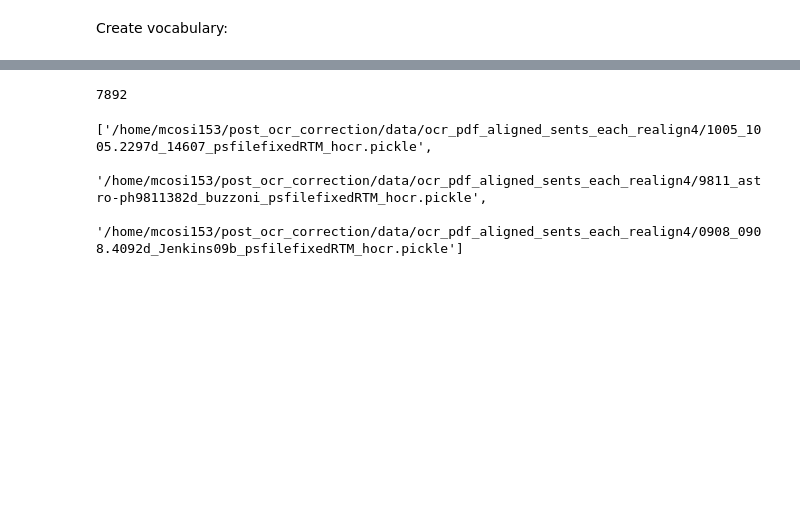
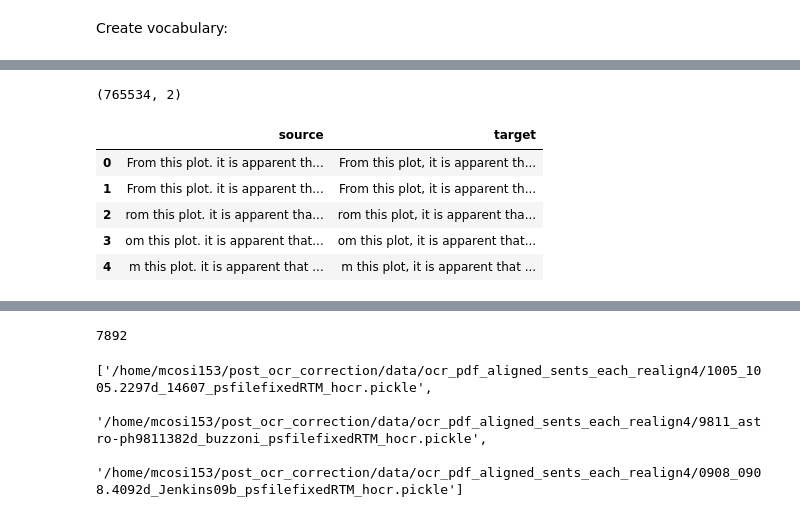
Before and after one commit to ReadingTimeMachine/ocr_post_correction, a Jupyter notebook: 0_exploration_new_data_new.ipynb, the cells around one changed output, grey strips where cells are left out. Cells and saved outputs as stored; diff of their text form; code cells hidden in the pictures; blank space fills up the shorter version.

```diff
--- a/0_exploration_new_data_new.ipynb
+++ b/0_exploration_new_data_new.ipynb
@@ -137,0 +250,33 @@ print('time delta =', end_time-start_time, 'seconds,', (end_time-start_time)/60.
+# %%
+valid = pd.read_csv(file_dir + val_file)
+
+mask = (pd.isnull(valid['sentences source'])) | (pd.isnull(valid['sentences target']))
+
+valid = valid[~mask]
+
+# now align
+gs_aligned = []; ocr_aligned = []
+for o,p in zip(valid['sentences source'].values, valid['sentences target'].values):
+    eops = Levenshtein.editops(o, p)
+    ocr_text_aligned, pdf_text_aligned = align_texts_fast(o,p,eops)
+    gs_aligned.append(pdf_text_aligned)
+    # futze with ocr aligned so it matches data input
+    ocr_text_aligned = ocr_text_aligned.replace('^', '@')
+    ocr_aligned.append(ocr_text_aligned)
+
+valid['gs_aligned'] = gs_aligned
+valid['ocr_aligned'] = ocr_aligned
+# %%
+dev_aligned = valid.apply(lambda r: create_windows((r["ocr_aligned"], r["gs_aligned"], window_length)),
+                            axis = 1).sum()
+dev_aligned = pd.DataFrame(dev_aligned, columns = ["source", "target"])
+print(dev_aligned.shape)
+dev_aligned.head()
+# %% [output]
+(765534, 2)
+|  | source | target |
+| 0 | From this plot. it is apparent th... | From this plot, it is apparent th... |
+| 1 | From this plot. it is apparent th... | From this plot, it is apparent th... |
+| 2 | rom this plot. it is apparent tha... | rom this plot, it is apparent tha... |
+| 3 | om this plot. it is apparent that... | om this plot, it is apparent that... |
+| 4 | m this plot. it is apparent that ... | m this plot, it is apparent that ... |
```
Also changed, not shown: parts of 21 cells of this notebook, 1 other file.
